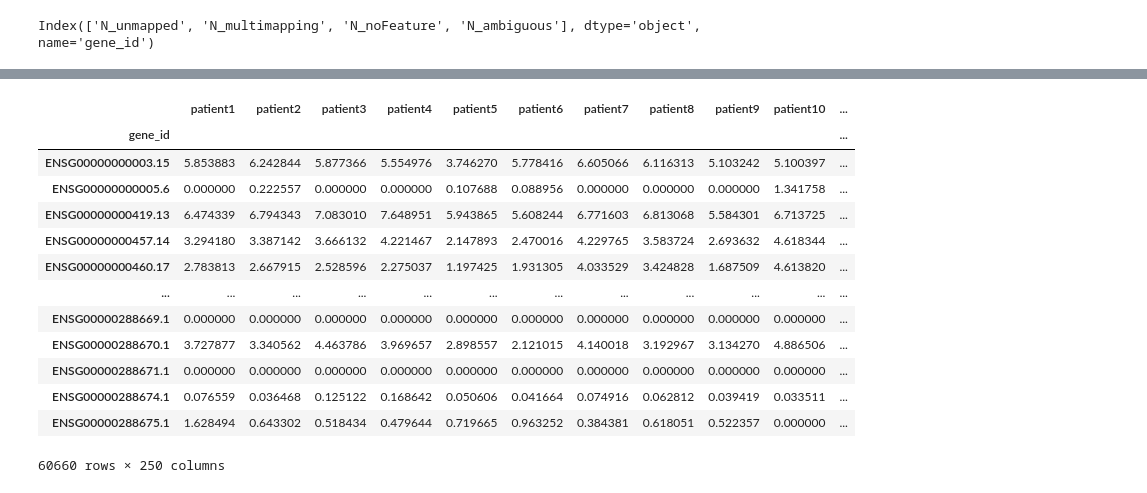
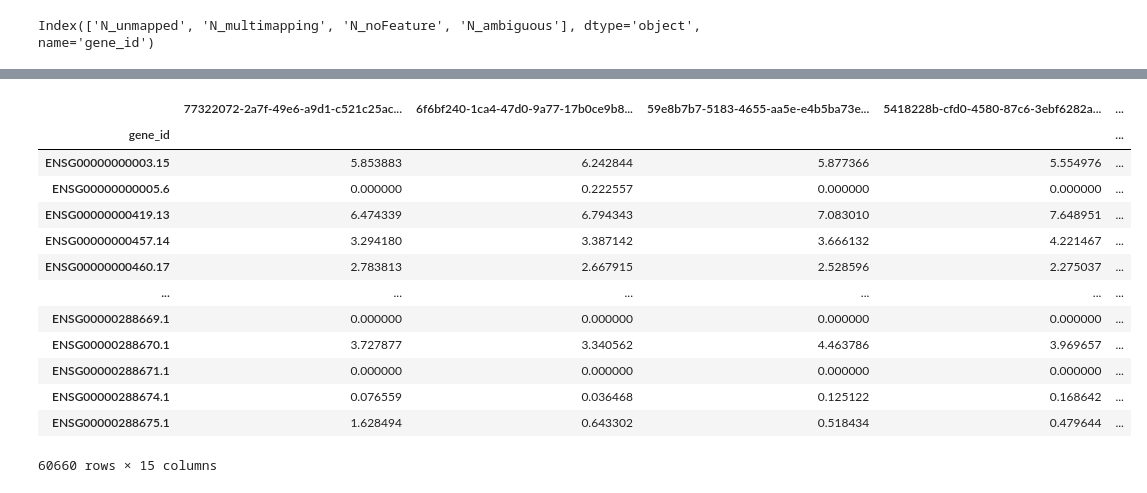
Before and after one commit to martipuchal/Advanced_Bioinformatic, a Jupyter notebook: Demo(DataFrame_building-Normalization-Gene_selection).ipynb, the cells around one changed output, grey strips where cells are left out. Drawn from its saved outputs; the diff is of its cells as text; code cells hidden in the pictures.

```diff
--- a/Demo(DataFrame_building-Normalization-Gene_selection).ipynb
+++ b/Demo(DataFrame_building-Normalization-Gene_selection).ipynb
@@ -106,25 +127,30 @@ df.to_csv('/home/marti/jupy/jup_notebook/Project/result/data_TPM.csv', index=Tru
+# %%
+
+mf_name = '/home/marti/jupy/jup_notebook/Project/result/data_log.csv'
+data_1 = pandas.read_csv(mf_name, delimiter='\t')
+data_1.set_index('gene_id', inplace=True)
 # %%
 #Using qnorm we normalized our data
 # %%
 #In orther to perform the normalization we need to reduce the size of the saple in orther to perform the
 #normalization due to our equipment do not have the capacity to work with all the samples at teh same time.
-df_q = log_df_cured.iloc[:, :250]
+df_q = data_1.iloc[:, :250]
 df_q
 # %% [output]
-|  | patient1 | patient2 | patient3 | patient4 | patient5 | patient6 | patient7 | patient8 | patient9 | patient10 | ... |
-| gene_id |  |  |  |  |  |  |  |  |  |  | ... |
-| ENSG00000000003.15 | 5.853883 | 6.242844 | 5.877366 | 5.554976 | 3.746270 | 5.778416 | 6.605066 | 6.116313 | 5.103242 | 5.100397 | ... |
-| ENSG00000000005.6 | 0.000000 | 0.222557 | 0.000000 | 0.000000 | 0.107688 | 0.088956 | 0.000000 | 0.000000 | 0.000000 | 1.341758 | ... |
-| ENSG00000000419.13 | 6.474339 | 6.794343 | 7.083010 | 7.648951 | 5.943865 | 5.608244 | 6.771603 | 6.813068 | 5.584301 | 6.713725 | ... |
-| ENSG00000000457.14 | 3.294180 | 3.387142 | 3.666132 | 4.221467 | 2.147893 | 2.470016 | 4.229765 | 3.583724 | 2.693632 | 4.618344 | ... |
-| ENSG00000000460.17 | 2.783813 | 2.667915 | 2.528596 | 2.275037 | 1.197425 | 1.931305 | 4.033529 | 3.424828 | 1.687509 | 4.613820 | ... |
-| ... | ... | ... | ... | ... | ... | ... | ... | ... | ... | ... | ... |
-| ENSG00000288669.1 | 0.000000 | 0.000000 | 0.000000 | 0.000000 | 0.000000 | 0.000000 | 0.000000 | 0.000000 | 0.000000 | 0.000000 | ... |
-| ENSG00000288670.1 | 3.727877 | 3.340562 | 4.463786 | 3.969657 | 2.898557 | 2.121015 | 4.140018 | 3.192967 | 3.134270 | 4.886506 | ... |
-| ENSG00000288671.1 | 0.000000 | 0.000000 | 0.000000 | 0.000000 | 0.000000 | 0.000000 | 0.000000 | 0.000000 | 0.000000 | 0.000000 | ... |
-| ENSG00000288674.1 | 0.076559 | 0.036468 | 0.125122 | 0.168642 | 0.050606 | 0.041664 | 0.074916 | 0.062812 | 0.039419 | 0.033511 | ... |
-| ENSG00000288675.1 | 1.628494 | 0.643302 | 0.518434 | 0.479644 | 0.719665 | 0.963252 | 0.384381 | 0.618051 | 0.522357 | 0.000000 | ... |
+|  | 77322072-2a7f-49e6-a9d1-c521c25ac... | 6f6bf240-1ca4-47d0-9a77-17b0ce9b8... | 59e8b7b7-5183-4655-aa5e-e4b5ba73e... | 5418228b-cfd0-4580-87c6-3ebf6282a... | ... |
+| gene_id |  |  |  |  | ... |
+| ENSG00000000003.15 | 5.853883 | 6.242844 | 5.877366 | 5.554976 | ... |
+| ENSG00000000005.6 | 0.000000 | 0.222557 | 0.000000 | 0.000000 | ... |
+| ENSG00000000419.13 | 6.474339 | 6.794343 | 7.083010 | 7.648951 | ... |
+| ENSG00000000457.14 | 3.294180 | 3.387142 | 3.666132 | 4.221467 | ... |
+| ENSG00000000460.17 | 2.783813 | 2.667915 | 2.528596 | 2.275037 | ... |
+| ... | ... | ... | ... | ... | ... |
+| ENSG00000288669.1 | 0.000000 | 0.000000 | 0.000000 | 0.000000 | ... |
+| ENSG00000288670.1 | 3.727877 | 3.340562 | 4.463786 | 3.969657 | ... |
+| ENSG00000288671.1 | 0.000000 | 0.000000 | 0.000000 | 0.000000 | ... |
+| ENSG00000288674.1 | 0.076559 | 0.036468 | 0.125122 | 0.168642 | ... |
+| ENSG00000288675.1 | 1.628494 | 0.643302 | 0.518434 | 0.479644 | ... |
-60660 rows × 250 columns
+60660 rows × 15 columns
 # %%
 # Here we perform the normalization
 df = qnorm.quantile_normalize(df_q,axis=1)
```
Also changed, not shown: parts of 15 cells of this notebook.
